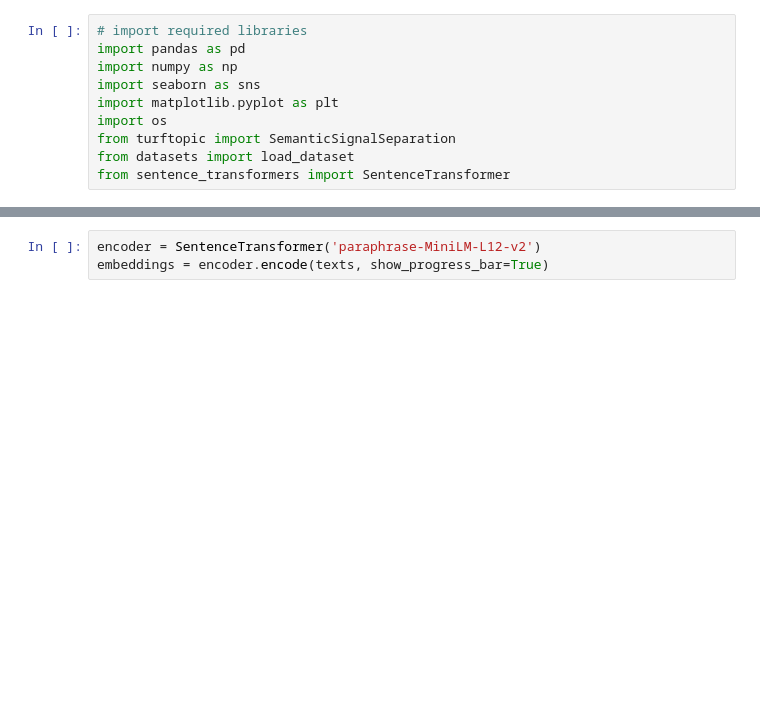
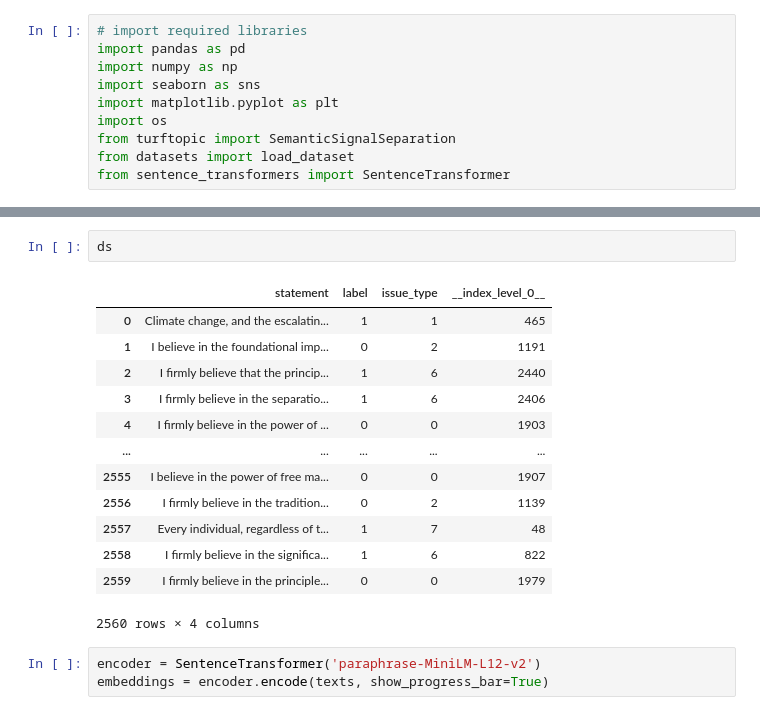
Before and after one commit to raz0208/Natural-Language-Processing-Practices, a Jupyter notebook: TopicModelling/NLP_TopicsModellingPractices.ipynb, the cells around one changed output, grey strips where cells are left out. Cells and saved outputs as stored; diff of their text form; blank space fills up the shorter version.

```diff
--- a/TopicModelling/NLP_TopicsModellingPractices.ipynb
+++ b/TopicModelling/NLP_TopicsModellingPractices.ipynb
@@ -38,3 +51,19 @@ print(texts)
+# %%
+ds
+# %% [output]
+|  | statement | label | issue_type | __index_level_0__ |
+| 0 | Climate change, and the escalatin... | 1 | 1 | 465 |
+| 1 | I believe in the foundational imp... | 0 | 2 | 1191 |
+| 2 | I firmly believe that the princip... | 1 | 6 | 2440 |
+| 3 | I firmly believe in the separatio... | 1 | 6 | 2406 |
+| 4 | I firmly believe in the power of ... | 0 | 0 | 1903 |
+| ... | ... | ... | ... | ... |
+| 2555 | I believe in the power of free ma... | 0 | 0 | 1907 |
+| 2556 | I firmly believe in the tradition... | 0 | 2 | 1139 |
+| 2557 | Every individual, regardless of t... | 1 | 7 | 48 |
+| 2558 | I firmly believe in the significa... | 1 | 6 | 822 |
+| 2559 | I firmly believe in the principle... | 0 | 0 | 1979 |
+2560 rows × 4 columns
 # %%
 encoder = SentenceTransformer('paraphrase-MiniLM-L12-v2')
 embeddings = encoder.encode(texts, show_progress_bar=True)
```
Also changed, not shown: parts of 1 cell of this notebook.
